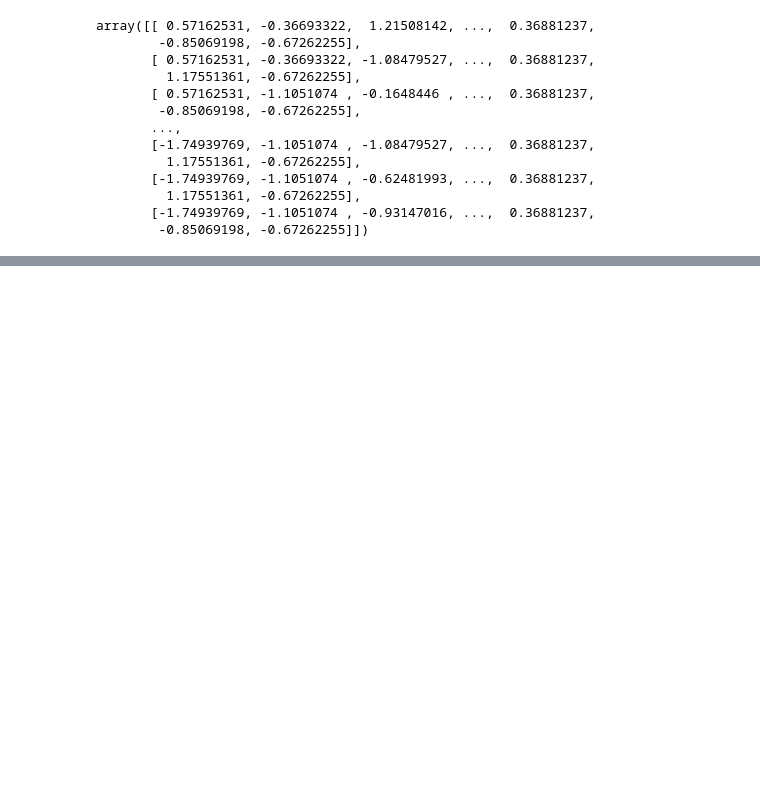
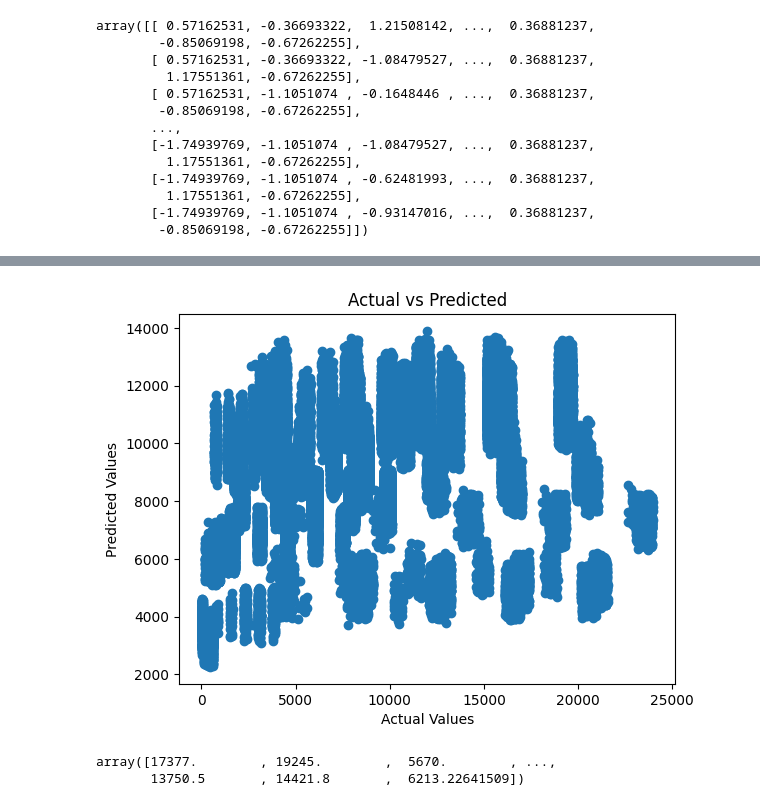
Before and after one commit to deCrystals/ABC-Sales-Analysis, a Jupyter notebook: model.ipynb, the cells around one changed output, grey strips where cells are left out. Cells and saved outputs as stored; diff of their text form; code cells hidden in the pictures; blank space fills up the shorter version.

```diff
--- a/model.ipynb
+++ b/model.ipynb
@@ -30,7 +10,7 @@ from sklearn.model_selection import train_test_split
 from sklearn.linear_model import LinearRegression
 %matplotlib inline
 # %%
-data = pd.read_csv('train.csv')
+data = pd.read_csv('./data/train.csv')
 data.head()
 # %% [output]
 |  | User_ID | Product_ID | Gender | Age | Occupation | City_Category | Stay_In_Current_City_Years | ... |
@@ -367,6 +376,19 @@ pred= model_lr.predict(X_test_scaled)
+# %%
+# Plot Actual vs Predicted
+plt.scatter(y_test, pred)
+plt.xlabel("Actual Values")
+plt.ylabel("Predicted Values")
+plt.title("Actual vs Predicted")
+plt.show()
+# %% [output]
+[figure, added]
 # %%
 # Model B DecisionTree Regressor
 from sklearn.tree import DecisionTreeRegressor
 dtr = DecisionTreeRegressor()
 model_dtr = dtr.fit(X_train_scaled, y_train)
 pred_2 = model_dtr.predict(X_test_scaled)
+pred_2
+# %% [output]
+array([17377.        , 19245.        ,  5670.        , ...,
+       13750.5       , 14421.8       ,  6213.22641509])
```
Also changed, not shown: parts of 29 cells of this notebook, 2 other files.
